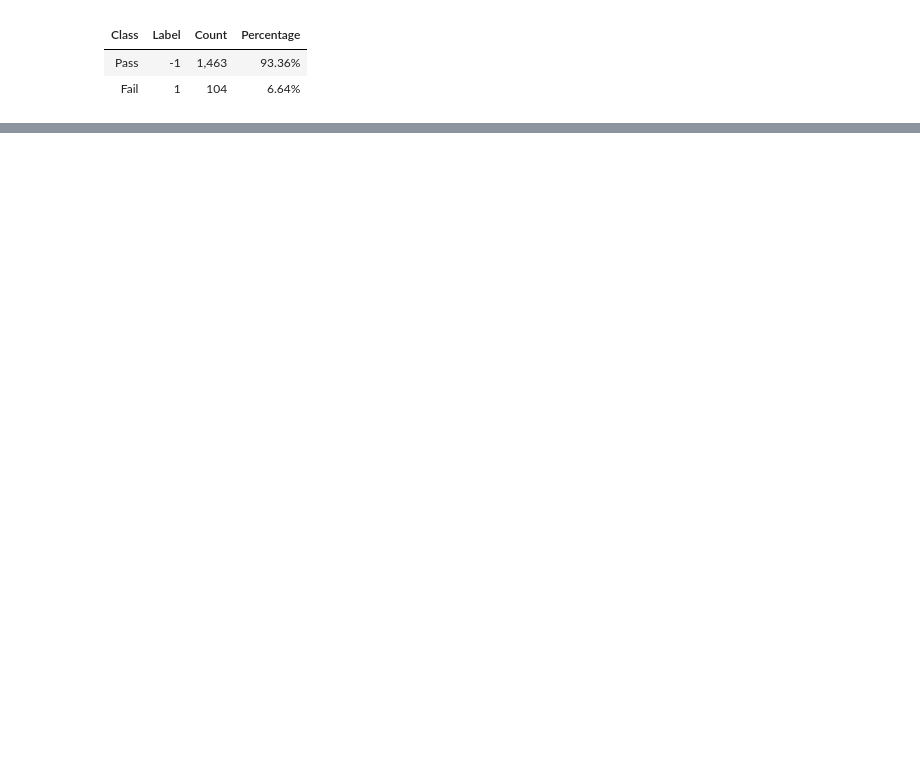
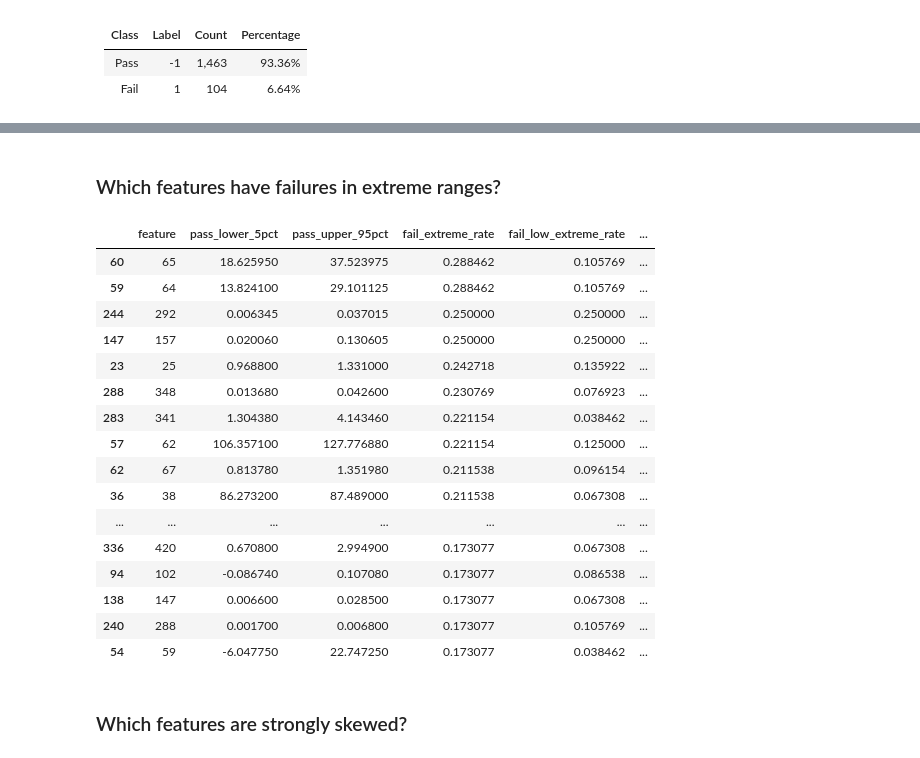
Before and after one commit to DRPproton/semiconductor-projects-tda, a Jupyter notebook: Project-1_SECOM/notebooks/notebook.ipynb, the cells around one changed output, grey strips where cells are left out. Saved outputs shown, nothing was run; the diff lists cells and outputs as text; code cells hidden in the pictures; blank space fills up the shorter version.

```diff
--- a/Project-1_SECOM/notebooks/notebook.ipynb
+++ b/Project-1_SECOM/notebooks/notebook.ipynb
@@ -321,0 +943,42 @@ sns.countplot(df, x='Label');
+# %% [markdown]
+### Which features have failures in extreme ranges?
+# %%
+failure_extreme_candidates = (
+    eda_report
+    .sort_values(
+        "fail_extreme_rate",
+        ascending=False
+    )
+    .head(30)
+)
+
+failure_extreme_candidates[
+    [
+        "feature",
+        "pass_lower_5pct",
+        "pass_upper_95pct",
+        "fail_extreme_rate",
+        "fail_low_extreme_rate",
+        "fail_high_extreme_rate",
+    ]
+].sort_values("fail_extreme_rate", ascending=False)
+# %% [output]
+|  | feature | pass_lower_5pct | pass_upper_95pct | fail_extreme_rate | fail_low_extreme_rate | ... |
+| 60 | 65 | 18.625950 | 37.523975 | 0.288462 | 0.105769 | ... |
+| 59 | 64 | 13.824100 | 29.101125 | 0.288462 | 0.105769 | ... |
+| 244 | 292 | 0.006345 | 0.037015 | 0.250000 | 0.250000 | ... |
+| 147 | 157 | 0.020060 | 0.130605 | 0.250000 | 0.250000 | ... |
+| 23 | 25 | 0.968800 | 1.331000 | 0.242718 | 0.135922 | ... |
+| 288 | 348 | 0.013680 | 0.042600 | 0.230769 | 0.076923 | ... |
+| 283 | 341 | 1.304380 | 4.143460 | 0.221154 | 0.038462 | ... |
+| 57 | 62 | 106.357100 | 127.776880 | 0.221154 | 0.125000 | ... |
+| 62 | 67 | 0.813780 | 1.351980 | 0.211538 | 0.096154 | ... |
+| 36 | 38 | 86.273200 | 87.489000 | 0.211538 | 0.067308 | ... |
+| ... | ... | ... | ... | ... | ... | ... |
+| 336 | 420 | 0.670800 | 2.994900 | 0.173077 | 0.067308 | ... |
+| 94 | 102 | -0.086740 | 0.107080 | 0.173077 | 0.086538 | ... |
+| 138 | 147 | 0.006600 | 0.028500 | 0.173077 | 0.067308 | ... |
+| 240 | 288 | 0.001700 | 0.006800 | 0.173077 | 0.105769 | ... |
+| 54 | 59 | -6.047750 | 22.747250 | 0.173077 | 0.038462 | ... |
+# %% [markdown]
+### Which features are strongly skewed?
```
Also changed, not shown: parts of 57 cells of this notebook, 1 other file.
